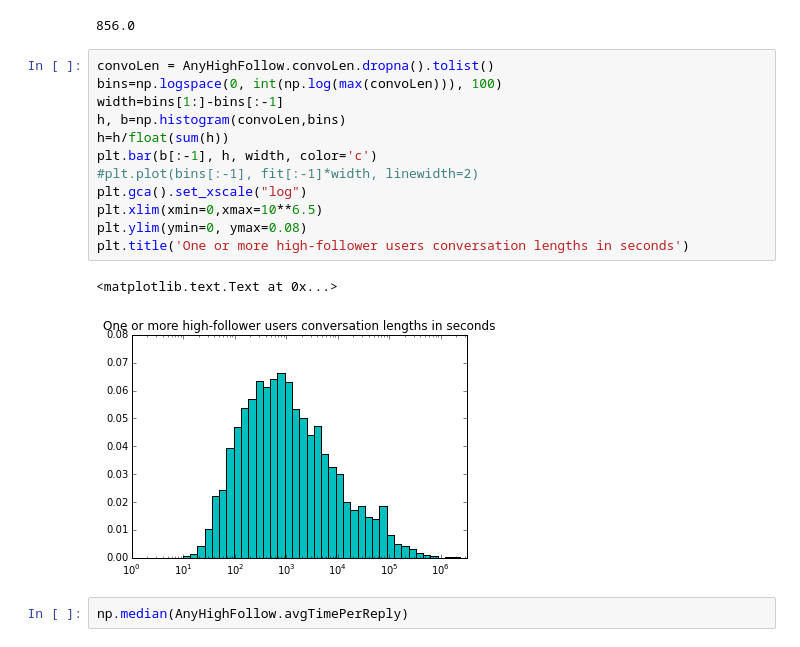
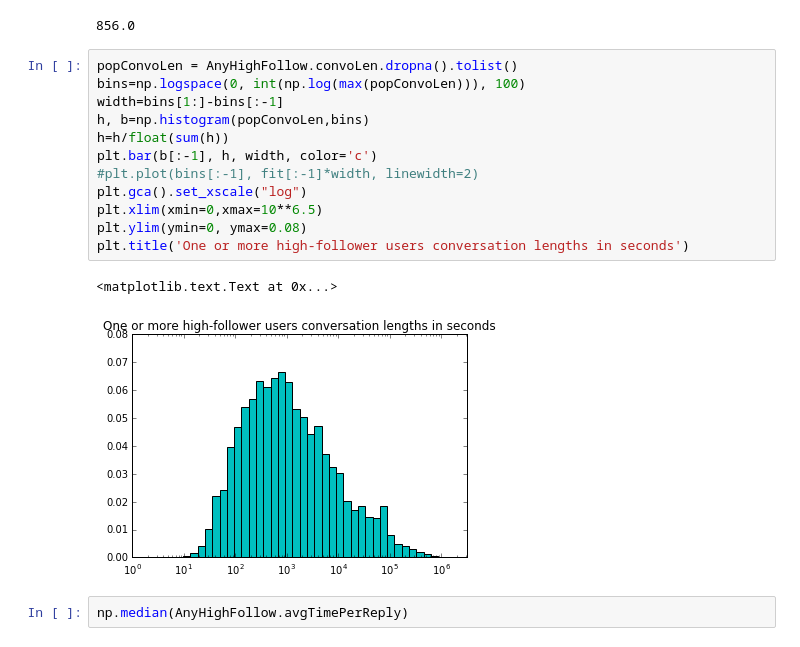
Before and after one commit to marinkala/ReplyNetworks, a Jupyter notebook: bbConversationAnalysisUsers.ipynb, the cells around one changed output. Drawn from its saved outputs; the diff is of its cells as text.

```diff
--- a/bbConversationAnalysisUsers.ipynb
+++ b/bbConversationAnalysisUsers.ipynb
@@ -964,20 +968,20 @@ np.median(AnyHighFollow.convoLen)
 # %% [output]
 856.0
 # %%
-convoLen = AnyHighFollow.convoLen.dropna().tolist()
-bins=np.logspace(0, int(np.log(max(convoLen))), 100)
+popConvoLen = AnyHighFollow.convoLen.dropna().tolist()
+bins=np.logspace(0, int(np.log(max(popConvoLen))), 100)
 width=bins[1:]-bins[:-1]
-h, b=np.histogram(convoLen,bins)
+h, b=np.histogram(popConvoLen,bins)
 h=h/float(sum(h))
 plt.bar(b[:-1], h, width, color='c')
 #plt.plot(bins[:-1], fit[:-1]*width, linewidth=2)
 plt.gca().set_xscale("log")
 plt.xlim(xmin=0,xmax=10**6.5)
 plt.ylim(ymin=0, ymax=0.08)
 plt.title('One or more high-follower users conversation lengths in seconds')
 # %% [output]
 <matplotlib.text.Text at 0x...>
-[figure, old version]
+[figure, new version]
 # %%
 np.median(AnyHighFollow.avgTimePerReply)
 # %% [output]
```
Also changed, not shown: parts of 19 cells of this notebook, 1 other file.
